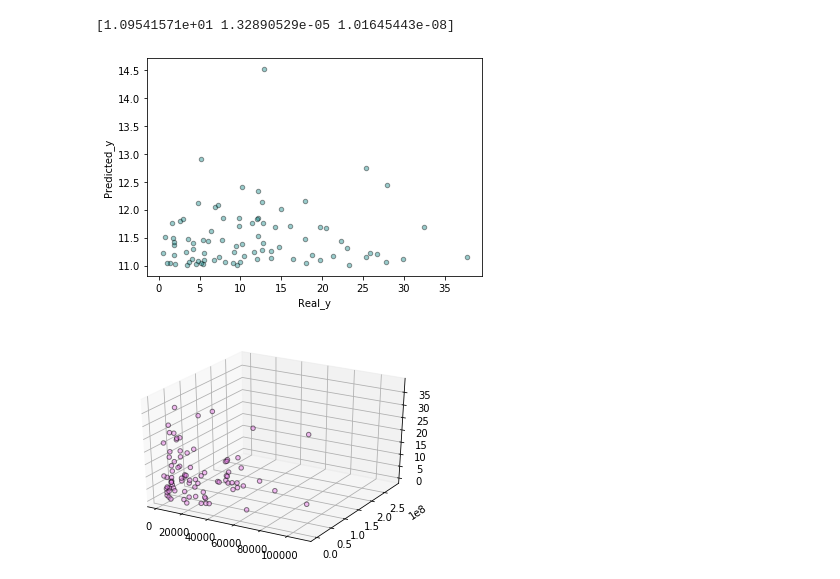
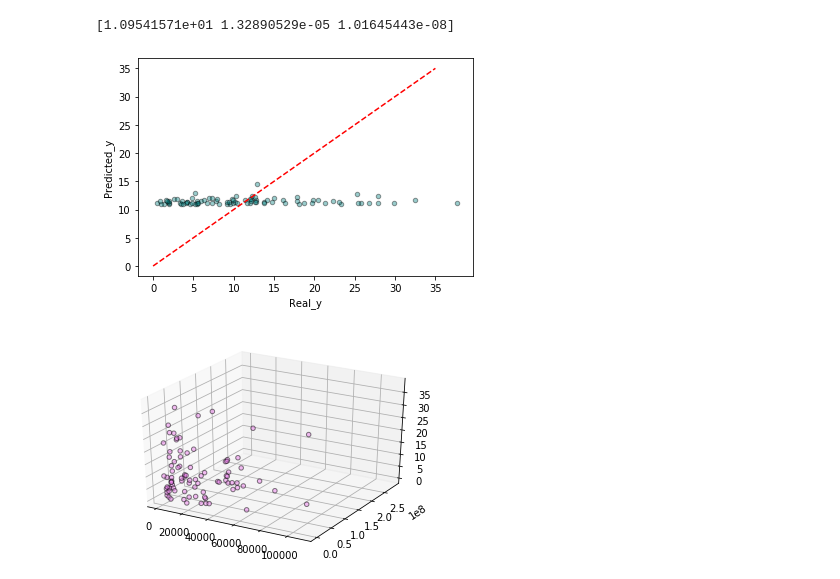
Before and after one commit to mguner-data/Global_Suicide_Data_Analysis, a Jupyter notebook: Mujgan_1/Global_Gender_Age_Group_Study_2000_2014-v4.ipynb, the cells around one changed output. Drawn from its saved outputs; the diff is of its cells as text; code cells hidden in the pictures.

Commit message:
Correlations and more plots

```diff
--- a/Mujgan_1/Global_Gender_Age_Group_Study_2000_2014-v4.ipynb
+++ b/Mujgan_1/Global_Gender_Age_Group_Study_2000_2014-v4.ipynb
@@ -344,21 +394,24 @@ print(popt)
 # %%
 %matplotlib inline
 
 # This is to create a prediction from the line equation to compare the y values (sucide rate) and predicted_y values
 # to undersand if the correlation works fine or not
 predicted_y = fn(new_x, 1.09541571e+01,1.32890529e-05,1.01645443e-08 )
 
 pr_y=pd.Series(predicted_y)
 n_y=pd.Series(new_y)
 
 frame={"Real_y":n_y, "Predicted_y":pr_y}
 df_plot=pd.DataFrame(frame)
 df_plot.head()
 scatter_plot = df_plot.plot(kind='scatter',x="Real_y", y="Predicted_y",color = 'teal',alpha=0.4, edgecolors="black",marker="o")
 scatter_plot
+x5=[0,35]
+y5=[0,35]
+plt.plot(x5,y5, linestyle="--", color="red")
 plt.show()
 # %% [output]
-[figure, old version]
+[figure, new version]
 # %%
 %matplotlib inline
 
```
Also changed, not shown: parts of 19 cells of this notebook, 3 other files.
